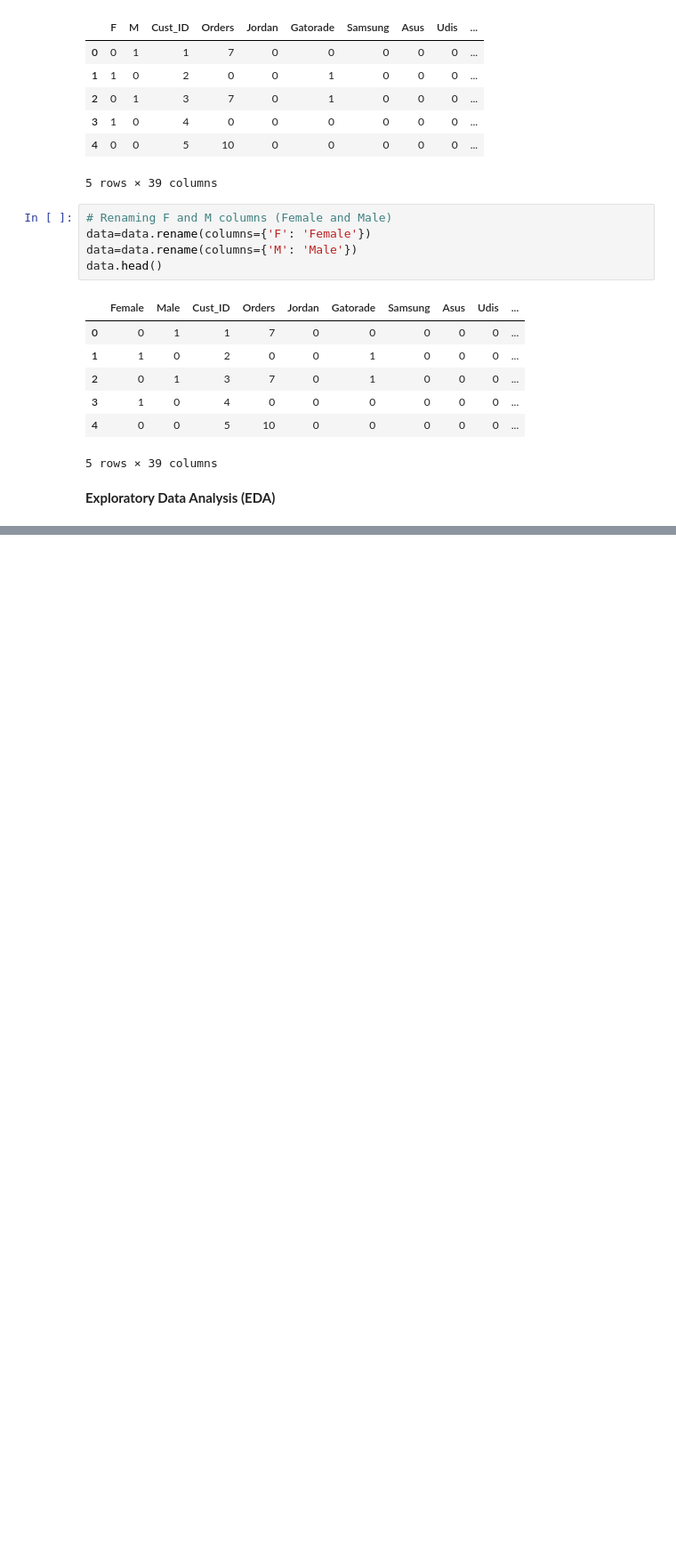
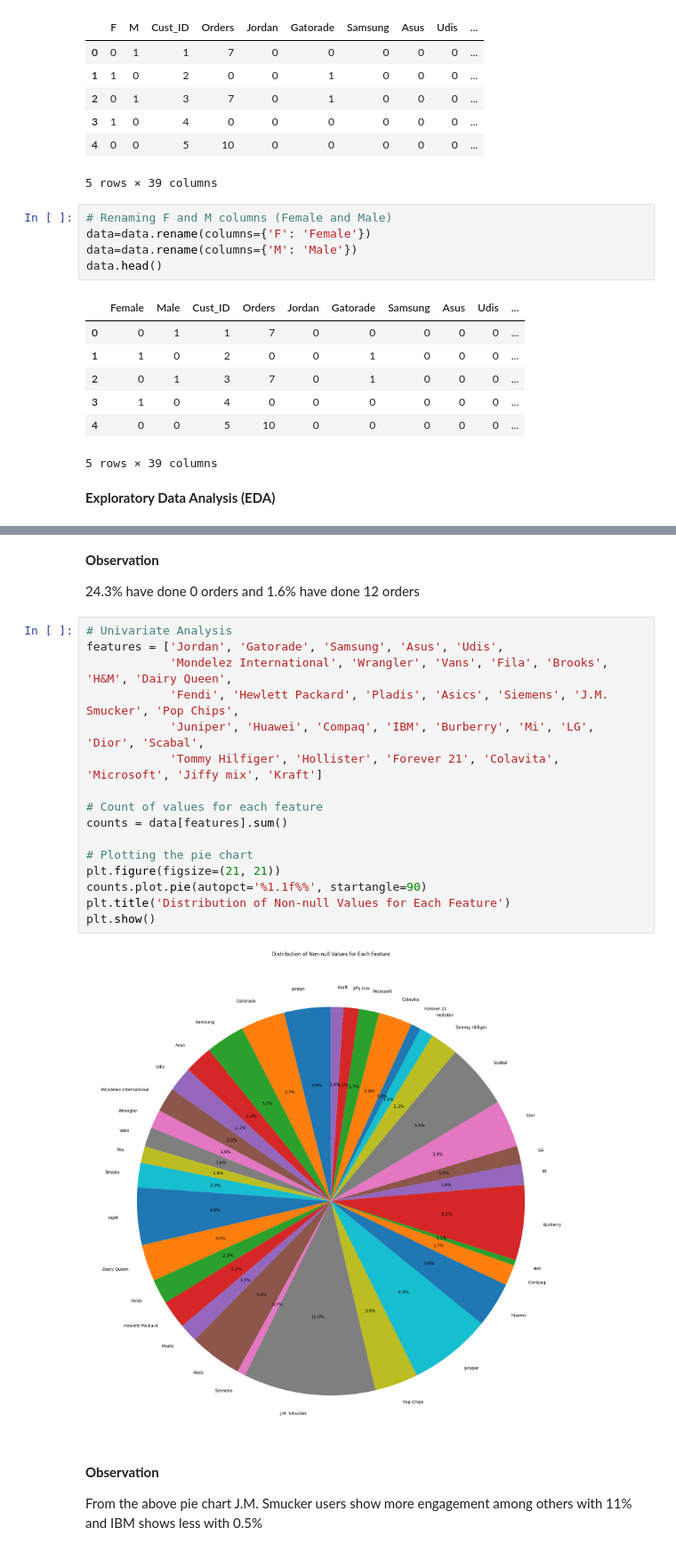
Before and after one commit to anuj123-45/Customer_Segmentation, a Jupyter notebook: Customer_Segementation.ipynb, the cells around one changed output, grey strips where cells are left out. Shown at 89% size. Drawn from its saved outputs; the diff is of its cells as text; blank space fills up the shorter version.

Commit message:
EDA done

```diff
--- a/Customer_Segementation.ipynb
+++ b/Customer_Segementation.ipynb
@@ -193,0 +188,26 @@ data.head()
+# %% [markdown]
+**Observation**
+
+24.3% have done 0 orders and 1.6% have done 12 orders
+# %%
+# Univariate Analysis
+features = ['Jordan', 'Gatorade', 'Samsung', 'Asus', 'Udis',
+            'Mondelez International', 'Wrangler', 'Vans', 'Fila', 'Brooks', 'H&M', 'Dairy Queen',
+            'Fendi', 'Hewlett Packard', 'Pladis', 'Asics', 'Siemens', 'J.M. Smucker', 'Pop Chips',
+            'Juniper', 'Huawei', 'Compaq', 'IBM', 'Burberry', 'Mi', 'LG', 'Dior', 'Scabal',
+            'Tommy Hilfiger', 'Hollister', 'Forever 21', 'Colavita', 'Microsoft', 'Jiffy mix', 'Kraft']
+
+# Count of values for each feature
+counts = data[features].sum()
+
+# Plotting the pie chart
+plt.figure(figsize=(21, 21))
+counts.plot.pie(autopct='%1.1f%%', startangle=90)
+plt.title('Distribution of Non-null Values for Each Feature')
+plt.show()
+# %% [output]
+[figure, added]
+# %% [markdown]
+**Observation**
+
+From the above pie chart J.M. Smucker users show more engagement among others with 11% and IBM shows less with 0.5%
```
Also changed, not shown: parts of 9 cells of this notebook.
